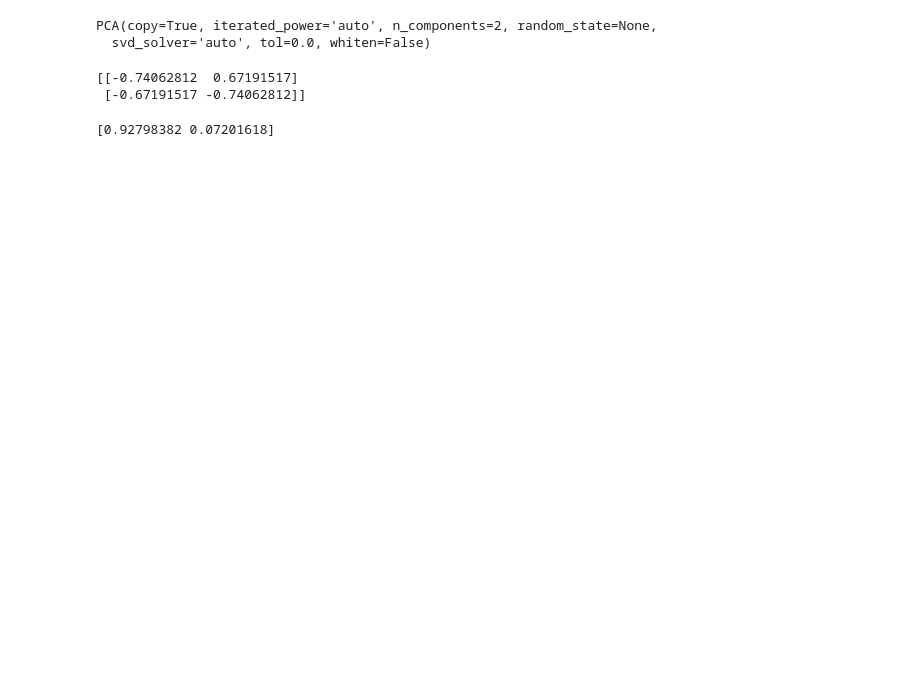
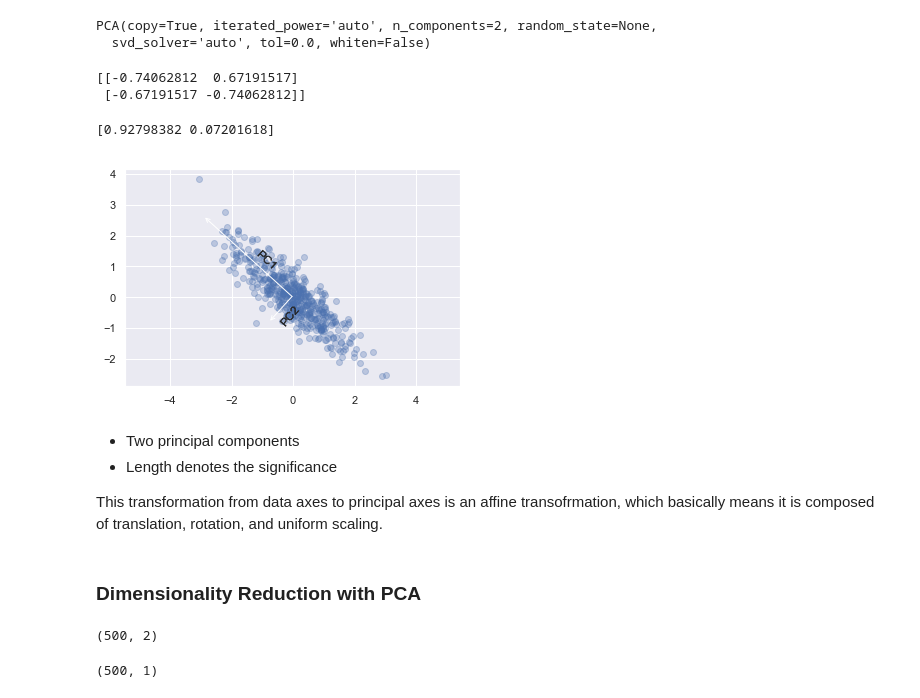
Before and after one commit to jacobskr/ML_Python, a Jupyter notebook: The Complete Machine Learning Course/Projects/Section 9 - Dimensionality Reduction/PCA.ipynb, the cells around one changed output. Saved outputs shown, nothing was run; the diff lists cells and outputs as text; code cells hidden in the pictures; blank space fills up the shorter version.

```diff
--- a/The Complete Machine Learning Course/Projects/Section 9 - Dimensionality Reduction/PCA.ipynb
+++ b/The Complete Machine Learning Course/Projects/Section 9 - Dimensionality Reduction/PCA.ipynb
@@ -52,3 +54,28 @@ print(pca.components_)
 print(pca.explained_variance_ratio_)
 # %% [output]
 [0.92798382 0.07201618]
+# %%
+plt.scatter(X[:, 0], X[:, 1], alpha=0.3)
+
+#plot data
+for k, v in zip(pca.explained_variance_, pca.components_):
+    vec = v * 3 * np.sqrt(k)
+
+    ax = plt.gca()
+    arrowprops = dict(arrowstyle='<-',
+                      linewidth=1,
+                      shrinkA=0, shrinkB=0)
+    ax.annotate('', pca.mean_, pca.mean_ + vec, arrowprops=arrowprops)
+    ax.text(-0.90, 1.2, 'PC1', ha='center', va='center', rotation=-42, size=12)
+    ax.text(-0.1, -0.6, 'PC2', ha='center', va='center', rotation=50, size=12)
+plt.axis('equal');
+# %% [output]
+[figure, added]
+# %% [markdown]
+ - Two principal components
+ - Length denotes the significance
+
+
+This transformation from data axes to principal axes is an affine transofrmation, which basically means it is composed of translation, rotation, and uniform scaling.
+# %% [markdown]
+### Dimensionality Reduction with PCA
@@ -54,0 +86,8 @@ print(pca.explained_variance_ratio_)
+# %%
+X.shape
+# %% [output]
+(500, 2)
+# %%
+X_pca.shape
+# %% [output]
+(500, 1)
```
Also changed, not shown: parts of 4 cells of this notebook.
